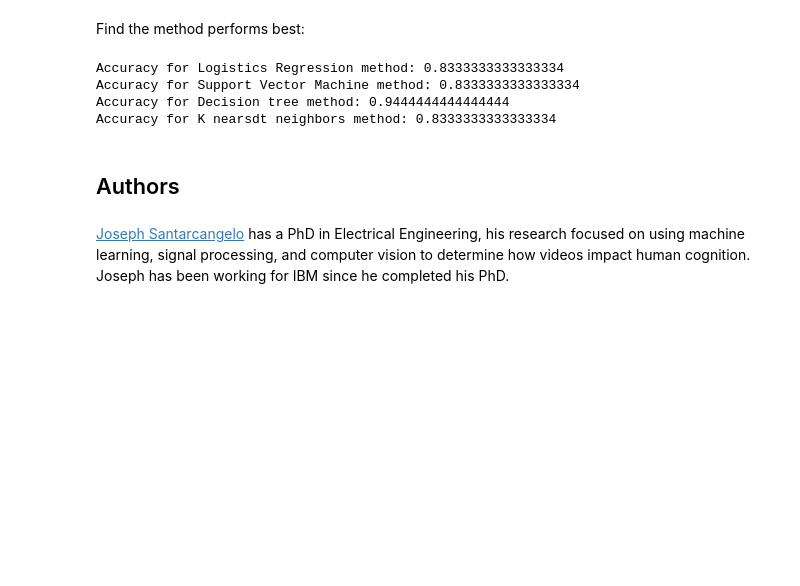
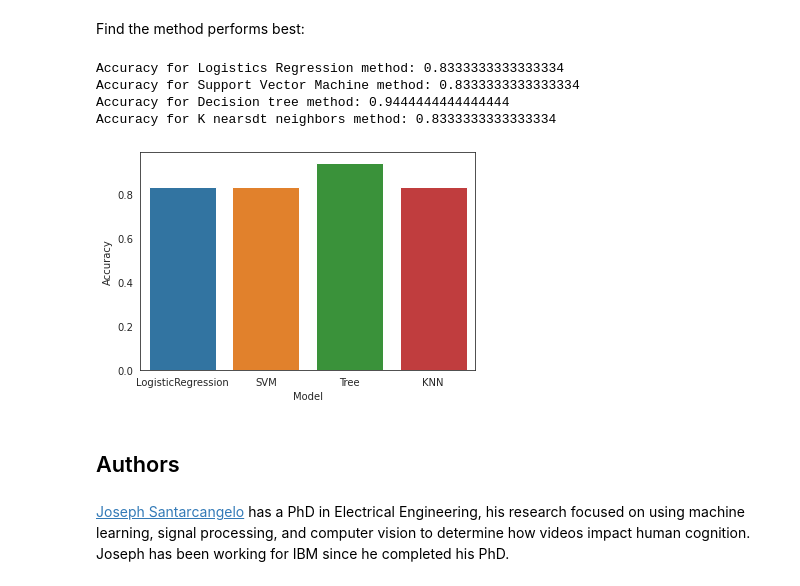
Before and after one commit to bistra3759/data-science-capstone, a Jupyter notebook: Applied Data Science Capstone_7.ipynb, the cells around one changed output. Drawn from its saved outputs; the diff is of its cells as text; code cells hidden in the pictures; blank space fills up the shorter version.

```diff
--- a/Applied Data Science Capstone_7.ipynb
+++ b/Applied Data Science Capstone_7.ipynb
@@ -352,6 +352,16 @@ Accuracy for Logistics Regression method: 0.8333333333333334
 Accuracy for Support Vector Machine method: 0.8333333333333334
 Accuracy for Decision tree method: 0.9444444444444444
 Accuracy for K nearsdt neighbors method: 0.8333333333333334
+# %%
+scores_df = pd.DataFrame({'Model':['LogisticRegression', 'SVM', 'Tree', 'KNN'],
+                         'Accuracy':[lr_testScore, svm_testScore, tree_testScore, knn_testScore]})
+
+scores_plot = sns.barplot(
+    data= scores_df,
+    x= 'Model',
+    y= 'Accuracy')
+# %% [output]
+[figure, added]
 # %% [markdown]
 ## Authors
 # %% [markdown]
```
